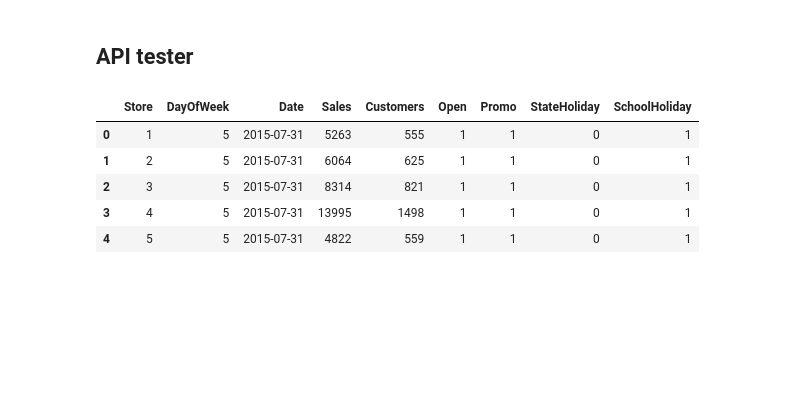
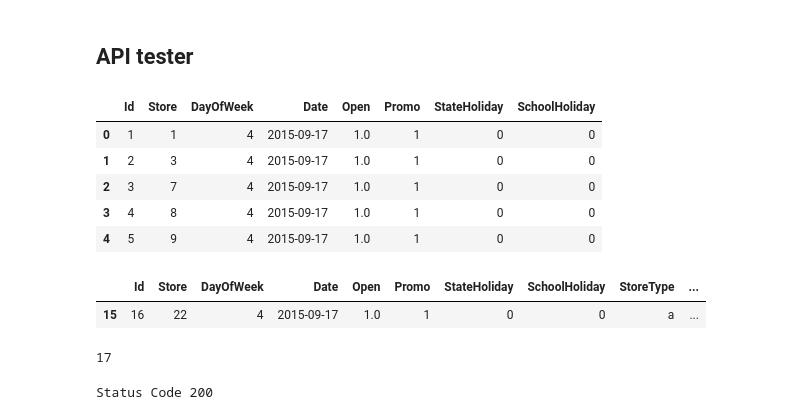
Before and after one commit to ViniciusKos/forecast_sales, a Jupyter notebook: forecast_sales.ipynb, the cells around one changed output. Cells and saved outputs as stored; diff of their text form; code cells hidden in the pictures; blank space fills up the shorter version.

```diff
--- a/forecast_sales.ipynb
+++ b/forecast_sales.ipynb
@@ -1567,15 +1556,15 @@ if __name__ == '__main__':
 ## API tester
 # %%
 #loading test dataset
-df10=pd.read_csv(r"data/train.csv")
+df10=pd.read_csv(r"data/test.csv")
 df10.head()
 # %% [output]
-|  | Store | DayOfWeek | Date | Sales | Customers | Open | Promo | StateHoliday | SchoolHoliday |
-| 0 | 1 | 5 | 2015-07-31 | 5263 | 555 | 1 | 1 | 0 | 1 |
-| 1 | 2 | 5 | 2015-07-31 | 6064 | 625 | 1 | 1 | 0 | 1 |
-| 2 | 3 | 5 | 2015-07-31 | 8314 | 821 | 1 | 1 | 0 | 1 |
-| 3 | 4 | 5 | 2015-07-31 | 13995 | 1498 | 1 | 1 | 0 | 1 |
-| 4 | 5 | 5 | 2015-07-31 | 4822 | 559 | 1 | 1 | 0 | 1 |
+|  | Id | Store | DayOfWeek | Date | Open | Promo | StateHoliday | SchoolHoliday |
+| 0 | 1 | 1 | 4 | 2015-09-17 | 1.0 | 1 | 0 | 0 |
+| 1 | 2 | 3 | 4 | 2015-09-17 | 1.0 | 1 | 0 | 0 |
+| 2 | 3 | 7 | 4 | 2015-09-17 | 1.0 | 1 | 0 | 0 |
+| 3 | 4 | 8 | 4 | 2015-09-17 | 1.0 | 1 | 0 | 0 |
+| 4 | 5 | 9 | 4 | 2015-09-17 | 1.0 | 1 | 0 | 0 |
 # %%
 # merge test dataset +store
 df_test=df10.merge(store,how='left',on='Store')
@@ -1585,6 +1574,15 @@ df_test = df_test[df_test['Store'] == 22]
 
 #remove closed days
 df_test=df_test[(df_test['Open']!=0) & (~df_test['Open'].isnull())]
+# %%
+df_test.head(1)
+# %% [output]
+|  | Id | Store | DayOfWeek | Date | Open | Promo | StateHoliday | SchoolHoliday | StoreType | ... |
+| 15 | 16 | 22 | 4 | 2015-09-17 | 1.0 | 1 | 0 | 0 | a | ... |
+# %%
+len(df_test.columns)
+# %% [output]
+17
 # %%
 # convert Dataframe to json
 import json
@@ -1592,11 +1590,13 @@ import requests
 data = json.dumps(df_test.to_dict(orient='records'))
 # %%
 #API Call
-url = 'http://'
+url = 'http://192.168.1.10:5000/rossmann/predict'
 
 data=data
 
-header = {'Content-type': 'application/json'}
+header = {'Content-type': 'application/json','debug':'True'}
 
 r=requests.post(url, data, headers=header)
 print( f'Status Code {r.status_code}')
+# %% [output]
+Status Code 200
```
Also changed, not shown: parts of 27 cells of this notebook, 16 other files.
